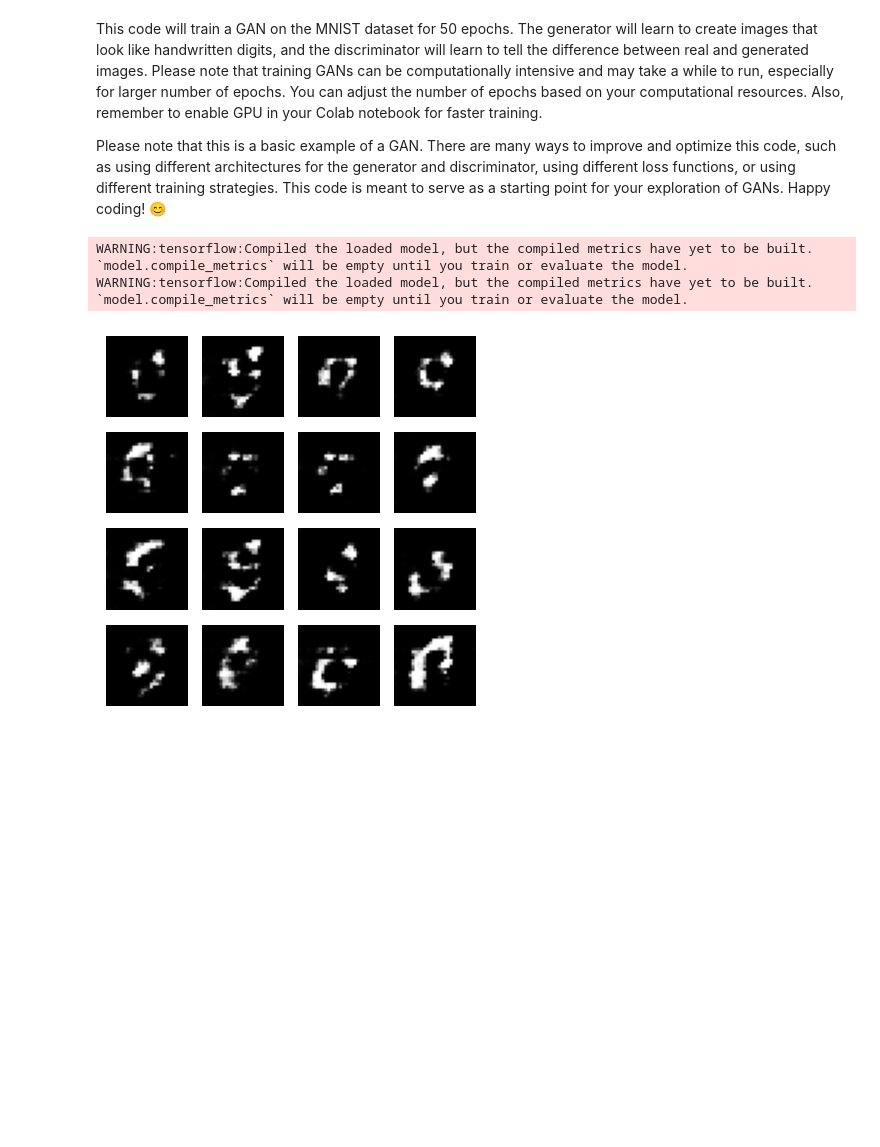
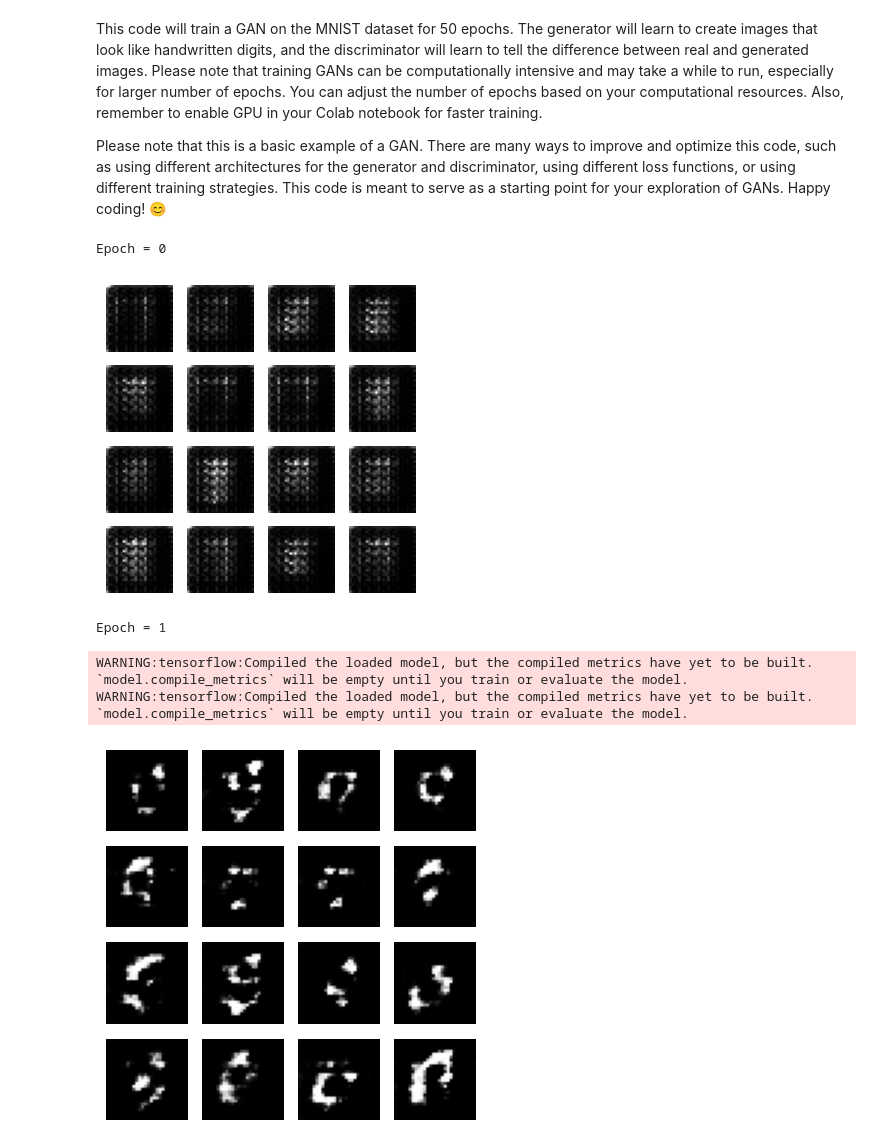
Before and after one commit to hongqin/AI-camp, a Jupyter notebook: GAN_MNIST.ipynb, the cells around one changed output. Drawn from its saved outputs; the diff is of its cells as text; code cells hidden in the pictures; blank space fills up the shorter version.

Commit message:
Epoch 0 passed, and displayed first round random images.

```diff
--- a/GAN_MNIST.ipynb
+++ b/GAN_MNIST.ipynb
@@ -60,6 +60,9 @@ def make_discriminator_model():
 
     return model
 
+## revised code below
+
+
 # Define loss function for the discriminator and generator
 cross_entropy = tf.keras.losses.BinaryCrossentropy(from_logits=True)
 
@@ -85,46 +88,54 @@ def train_step(images):
         generated_images = generator(noise, training=True)
 
         real_output = discriminator(images, training=True)
         fake_output = discriminator(generated_images, training=True)
 
         gen_loss = generator_loss(fake_output)
         disc_loss = discriminator_loss(real_output, fake_output)
 
     gradients_of_generator = gen_tape.gradient(gen_loss, generator.trainable_variables)
     gradients_of_discriminator = disc_tape.gradient(disc_loss, discriminator.trainable_variables)
 
     generator_optimizer.apply_gradients(zip(gradients_of_generator, generator.trainable_variables))
     discriminator_optimizer.apply_gradients(zip(gradients_of_discriminator, discriminator.trainable_variables))
 
+def generate_and_save_images(model, epoch, test_input):
+    predictions = model(test_input, training=False)
 
-def generate_and_save_images(model, epoch, test_input):
-  predictions = model(test_input, training=False)
+    fig = plt.figure(figsize=(4,4))
 
-  fig = plt.figure(figsize=(4,4))
+    for i in range(predictions.shape[0]):
+        plt.subplot(4, 4, i+1)
+        plt.imshow(predictions[i, :, :, 0] * 127.5 + 127.5, cmap='gray')
+        plt.axis('off')
 
-  for i in range(predictions.shape[0]):
-      plt.subplot(4, 4, i+1)
-      plt.imshow(predictions[i, :, :, 0] * 127.5 + 127.5, cmap='gray')
-      plt.axis('off')
+    plt.savefig('image_at_epoch_{:04d}.png'.format(epoch))
+    plt.show()
 
-  plt.savefig('image_at_epoch_{:04d}.png'.format(epoch))
-  plt.show()
-
-# Main training functio
 # Training function
 def train(dataset, epochs, start_epoch=0):
-    seed = np.random.randint(0, 10000)
+    seed = tf.random.normal([16, 100])  # Fixed seed for consistent image generation
     for epoch in range(start_epoch, start_epoch + epochs):
+        print("Epoch =", epoch)
         for image_batch in dataset:
             train_step(image_batch)
         generate_and_save_images(generator, epoch + 1, seed)
 
 # Create the models
 generator = make_generator_model()
 discriminator = make_discriminator_model()
 
+# Dimension check (for debugging)
+test_noise = tf.random.normal([1, 100])
+test_generated_image = generator(test_noise, training=False)
+assert test_generated_image.shape == (1, 28, 28, 1), "Dimension mismatch between generator output and discriminator input."
+
 # Train the GAN
-train(train_dataset, epochs=3)  # Train for 50 epochs
+train(train_dataset, epochs=3)  # Train for 3 epochs
+# %% [output]
+Epoch = 0
+[figure, added]
+Epoch = 1
 # %%
 # Save the model
 generator.save('generator_model_at_3_epochs.h5')
```
Also changed, not shown: parts of 1 cell of this notebook.
